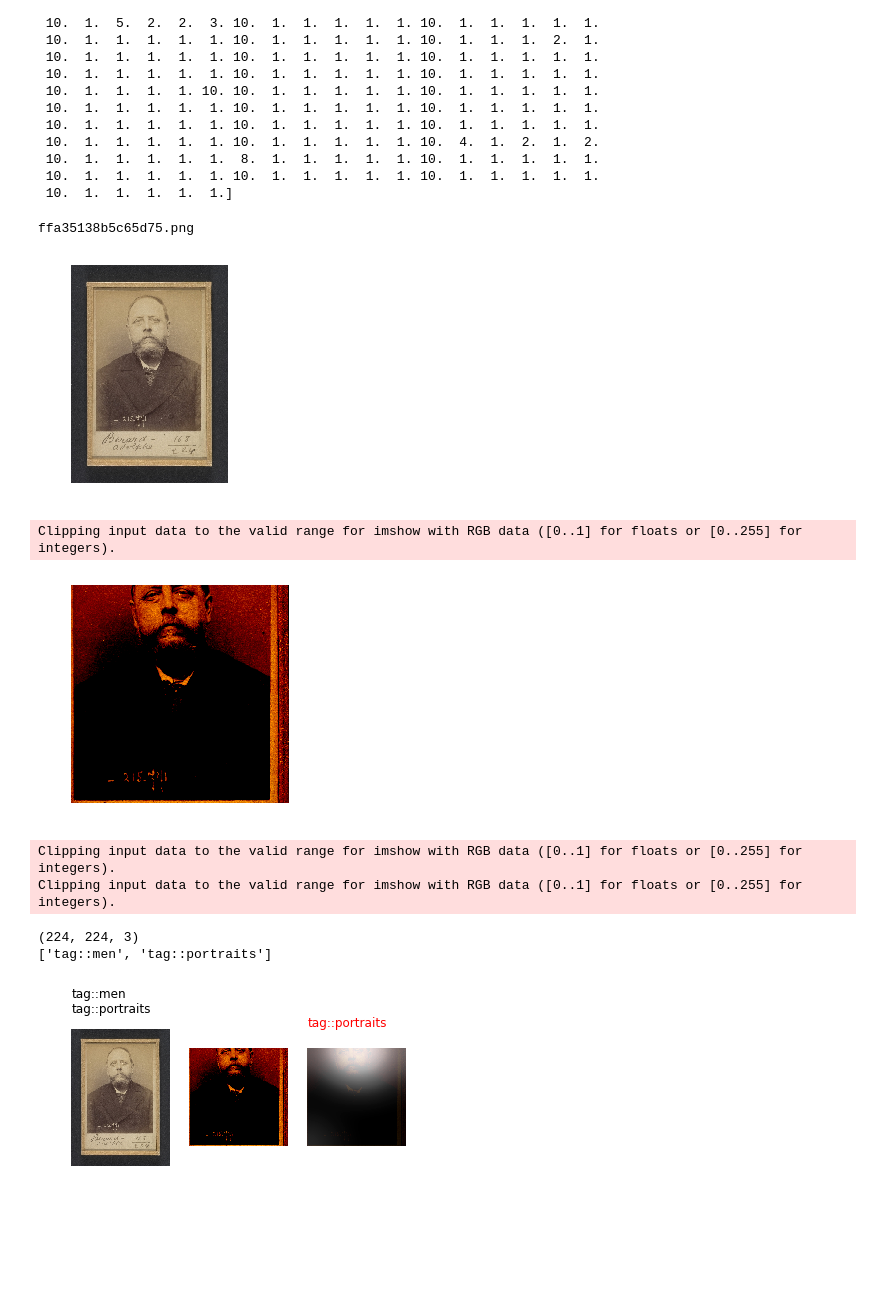
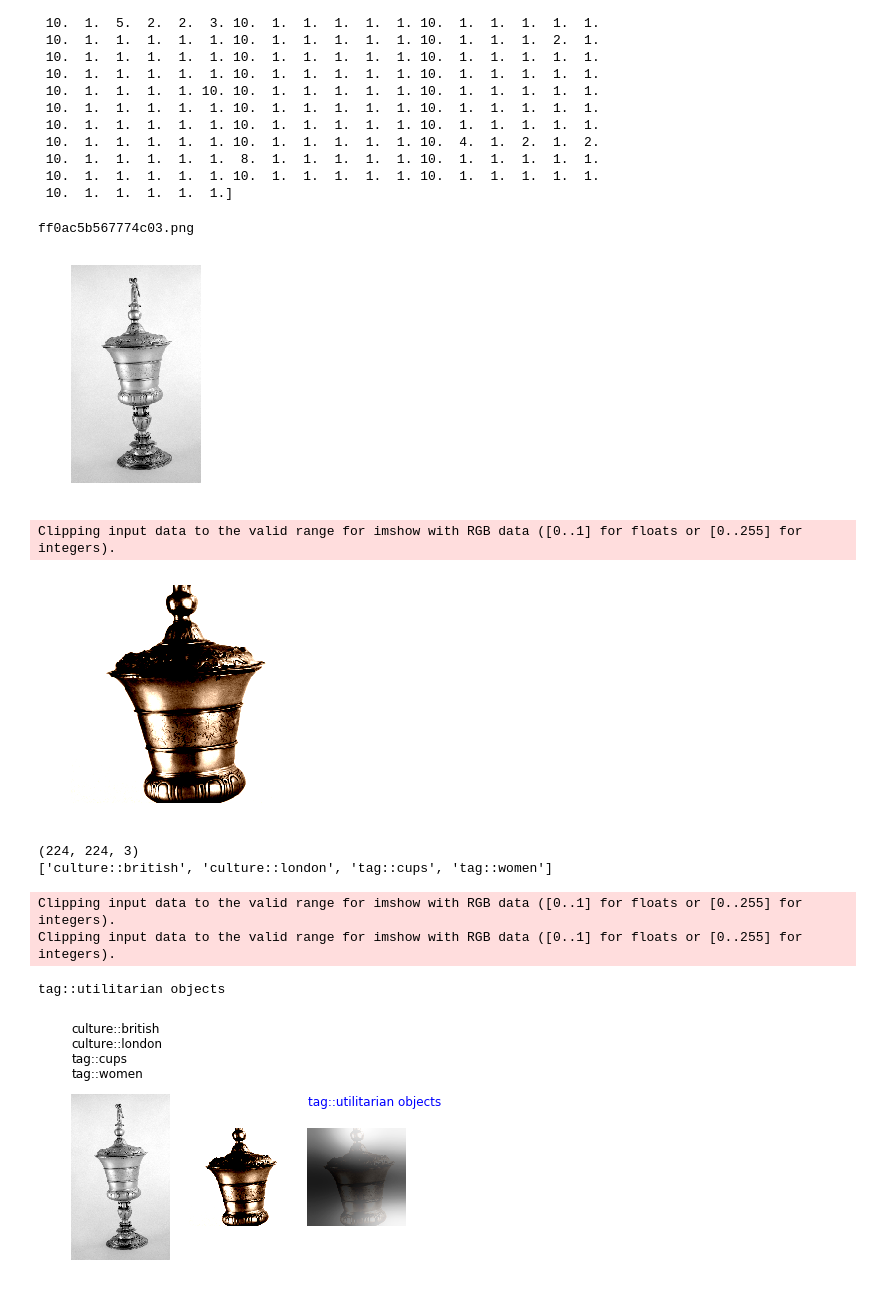
Before and after one commit to tsy935/CS231N_CZT, a Jupyter notebook: analyses/visualize_attention.ipynb, the cells around one changed output. Saved outputs shown, nothing was run; the diff lists cells and outputs as text; code cells hidden in the pictures; blank space fills up the shorter version.

```diff
--- a/analyses/visualize_attention.ipynb
+++ b/analyses/visualize_attention.ipynb
@@ -152,8 +174,8 @@ test_img_dir = '/mnt/disks/large/data/train_split/val'
 #id_idx = 19
 #idx = id_idx * 6 + 1
 
-id_idx = 26
-idx = id_idx * 6 + 2
+id_idx = 2
+idx = id_idx * 6 + 4
 
 img_path = os.path.join(test_img_dir, ids[id_idx])
 pred_label = labels_pred[idx, :]
@@ -161,41 +183,42 @@ alpha = alphas[idx, :]
 print(ids[id_idx])
 #print(alpha[0,:])
 
 # Show raw image
 raw_img = Image.open(img_path)
 plt.imshow(raw_img)
 plt.axis('off')
 plt.show()
 
 
 img = imgs[idx,:]
 plt.imshow(img)
 plt.axis('off')
 plt.show()
 print(img.shape)
 
 
 # Print ground truth labels
 curr_id = ids[id_idx].strip('.png')
 idx_eg = label_df.index[label_df['id'] == curr_id]
 orig_label = label_df.iloc[idx_eg,1].tolist()
 orig_label = orig_label[0].split(' ')
 orig_label_names = []
 for l in orig_label:
     orig_label_names.append(idx2class[int(l)])
 print(orig_label_names)
 
 # Show attention
 visualize_att(img_path, img, orig_label_names, pred_label, alpha, idx2class, smooth=True)
 # %% [output]
-ffa35138b5c65d75.png
+ff0ac5b567774c03.png
-[figure, old version]
+[figure, new version]
 Clipping input data to the valid range for imshow with RGB data ([0..1] for floats or [0..255] for integers).
-[figure, old version]
+[figure, new version]
-Clipping input data to the valid range for imshow with RGB data ([0..1] for floats or [0..255] for integers).
-Clipping input data to the valid range for imshow with RGB data ([0..1] for floats or [0..255] for integers).
+(224, 224, 3)
+['culture::british', 'culture::london', 'tag::cups', 'tag::women']
-(224, 224, 3)
-['tag::men', 'tag::portraits']
+Clipping input data to the valid range for imshow with RGB data ([0..1] for floats or [0..255] for integers).
+Clipping input data to the valid range for imshow with RGB data ([0..1] for floats or [0..255] for integers).
+tag::utilitarian objects
-[figure, old version]
+[figure, new version]
 # %%
 id_idx = 4
```
Also changed, not shown: parts of 7 cells of this notebook.
